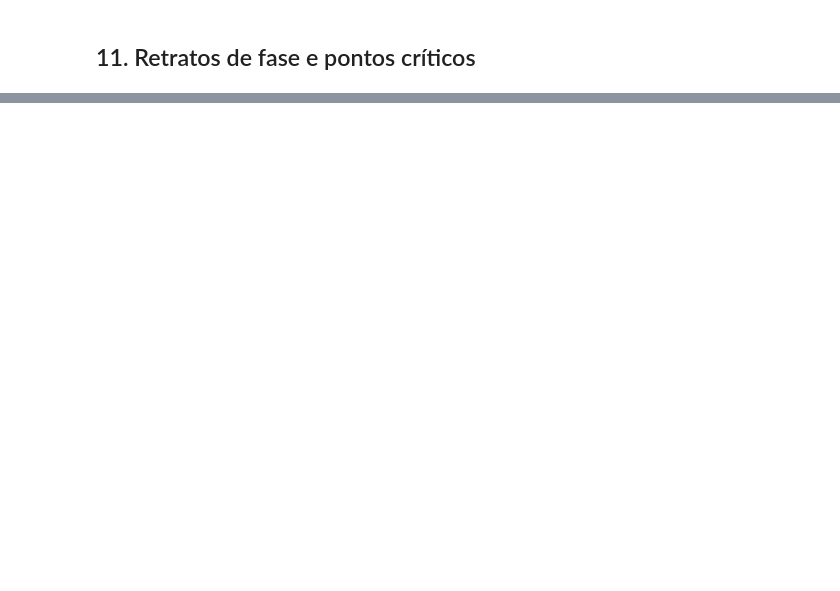
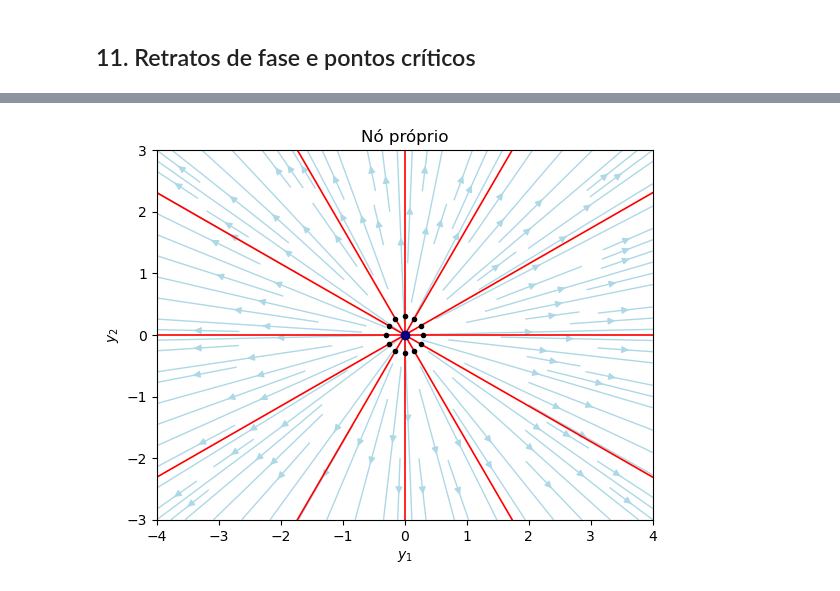
Before and after one commit to tiagoburiol/MatComp_III, a Jupyter notebook: Notebook 11 - Retratos de fase e pontos críticos/11_retratos_de_fase_pontos_criticos.ipynb, the cells around one changed output, grey strips where cells are left out. Saved outputs shown, nothing was run; the diff lists cells and outputs as text; code cells hidden in the pictures; blank space fills up the shorter version.

```diff
--- a/Notebook 11 - Retratos de fase e pontos críticos/11_retratos_de_fase_pontos_criticos.ipynb
+++ b/Notebook 11 - Retratos de fase e pontos críticos/11_retratos_de_fase_pontos_criticos.ipynb
@@ -280,0 +89,8 @@ BRANNAN, James R.; BOYCE, William E. Equações Diferenciais uma Introdução a
+# %%
+ang = np.linspace(0, 2*np.pi, 12, endpoint=False)
+iniciais = [(0.3*np.cos(a), 0.3*np.sin(a)) for a in ang]
+retrato_de_fase([[1, 0], [0, 1]], iniciais=iniciais)
+plt.title('Nó próprio')
+plt.show()
+# %% [output]
+[figure, added]
```
Also changed, not shown: parts of 66 cells of this notebook, 1 other file.
